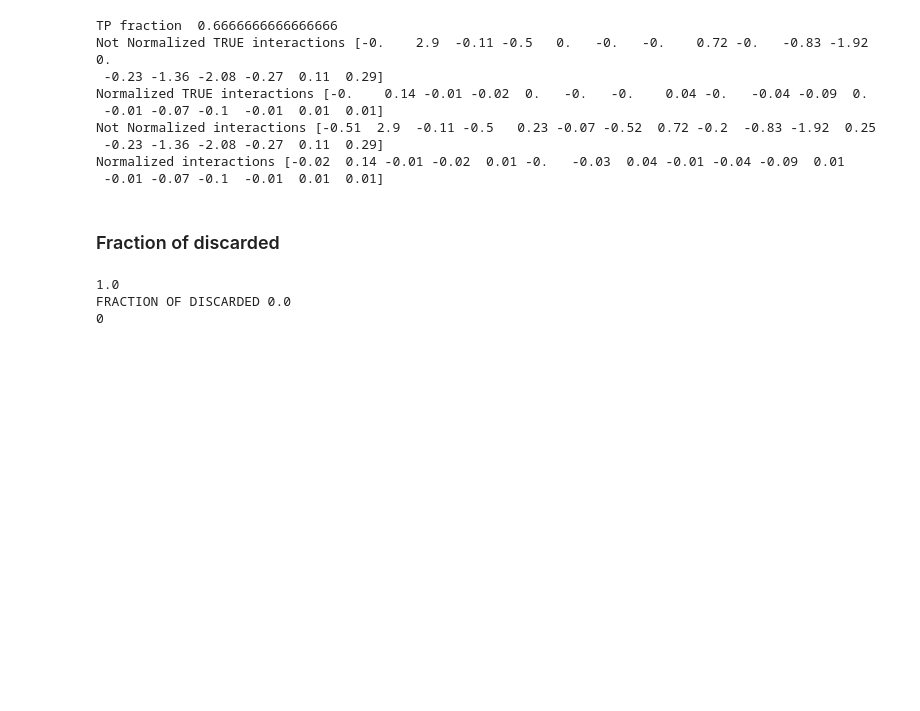
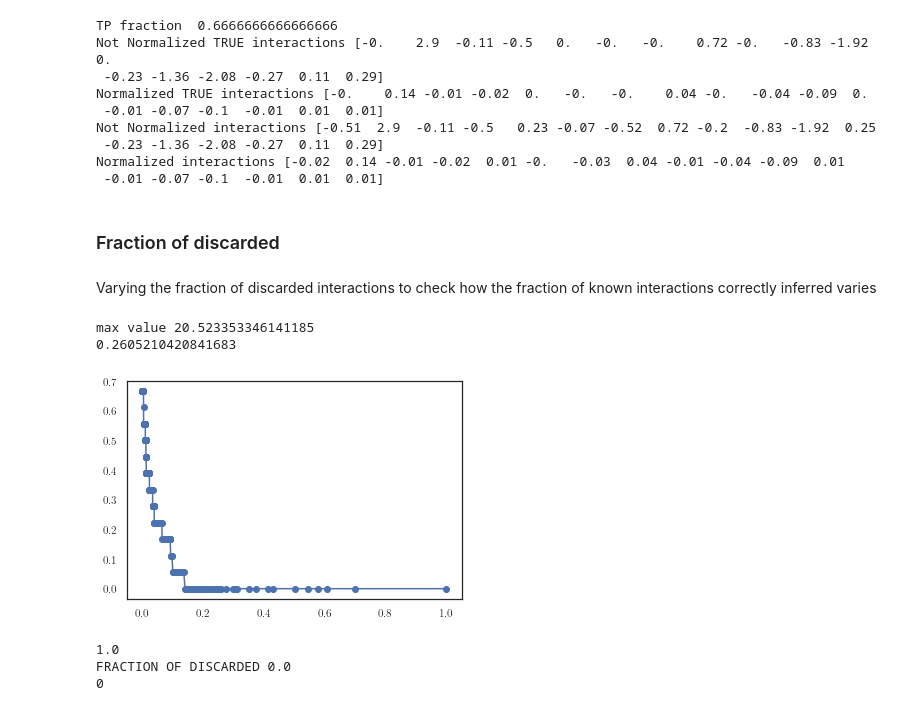
Before and after one commit to CleliaCorridori/GRN_Inference_CODE, a Jupyter notebook: SCODE_MB-LogNorm.ipynb, the cells around one changed output. Drawn from its saved outputs; the diff is of its cells as text; code cells hidden in the pictures; blank space fills up the shorter version.

```diff
--- a/SCODE_MB-LogNorm.ipynb
+++ b/SCODE_MB-LogNorm.ipynb
@@ -315,6 +316,41 @@ Normalized interactions [-0.02  0.14 -0.01 -0.02  0.01 -0.   -0.03  0.04 -0.01 -
  -0.01 -0.07 -0.1  -0.01  0.01  0.01]
 # %% [markdown]
 ### Fraction of discarded
+# %% [markdown]
+Varying the fraction of discarded interactions to check how the fraction of known interactions correctly inferred varies
+# %%
+# frac_ints_small = np.array([0.1, 0.2, 0.3, 0.4, 0.5, 0.6, 0.7, 0.8]) # 1% of the interactions, the smallest in absolute value
+frac_ints_small = np.linspace(0,1,500) # np.arange(0.001, 1, 0.001)
+# print(frac_ints_small[:10])
+
+# inizialize thr_check
+thr_check = np.zeros(len(frac_ints_small))
+TP_fraction = np.zeros(len(frac_ints_small))
+
+print("max value", np.nanmax(np.abs(A_tot)))
+for ii in range(len(frac_ints_small)):
+    thr_check[ii] = np.percentile(np.abs(A_tot), frac_ints_small[ii]*100)/np.nanmax(np.abs(A_tot))
+    # print(f"frac:{frac_ints_small[ii]:.2f} - threshold: {thr_check[ii]:.3f} - thr value: {thr_check[ii]*np.nanmax(np.abs(A_tot)):.3f}")
+
+    A_test = A_tot.copy()
+    A_test[np.abs(A_test) <  (thr_check[ii]*np.nanmax(np.abs(A_test)))] = 0
+    # plt.imshow(A_test, cmap="bwr")
+    # plt.show()
+    frac_ints_small_check = len(np.where(A_test == 0)[0])/(24*24)
+    # print(f"check frac:{frac_ints_small[ii]:.2f}")
+
+    TP_fraction[ii], TP_info, interaction_matrix = funcs_general.TP_plot(TPtrial_list, A_test, genes_order, inferred_int_thr=thr_check[ii],
+                                                   Norm_Matx = False, data_type="scRNA-seq PST MB, SCODE",
+                                                   figplot=False, nbin=30,
+                                                    verbose=False, Norm=True)
+
+    # print("TP fraction ", TP_fraction)
+plt.plot(thr_check, TP_fraction, "o-")
+print(frac_ints_small[np.where(TP_fraction > 0.5)[0]].max())
+# %% [output]
+max value 20.523353346141185
+0.2605210420841683
+[figure, added]
 # %%
 high_meanMatx_thr = na.to_thr_matrix(A_tot, thr=sel_thr)
 print(1-(len(np.where(high_meanMatx_thr==0)[0]))/(24**2))
```
Also changed, not shown: parts of 24 cells of this notebook, 4 other files.
